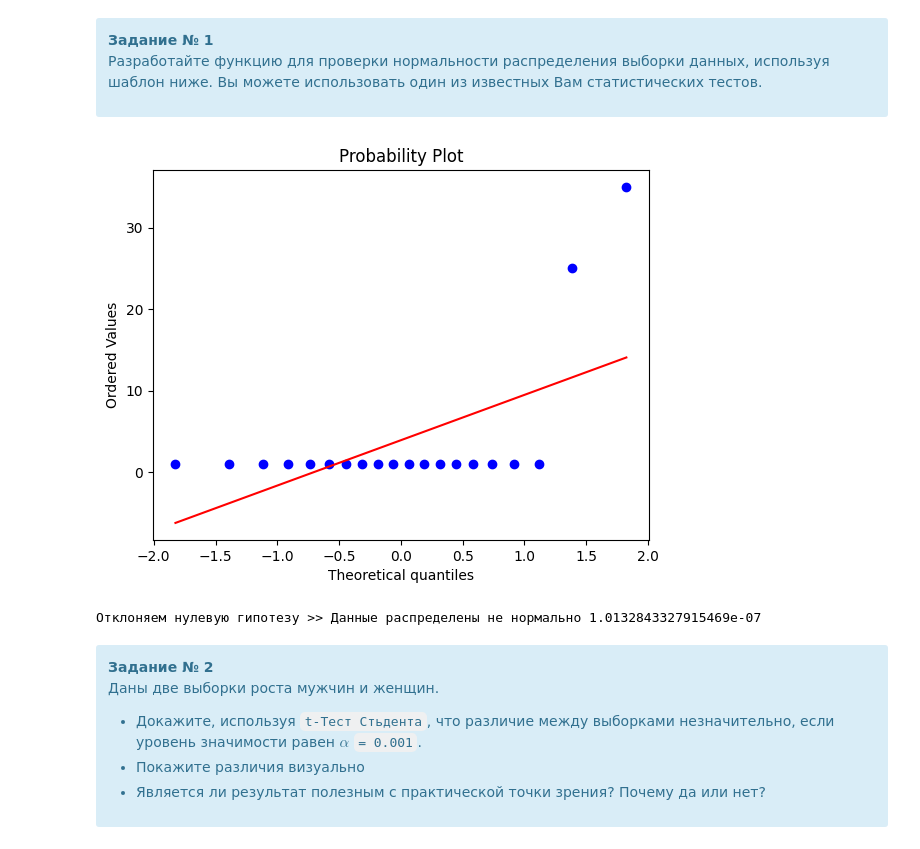
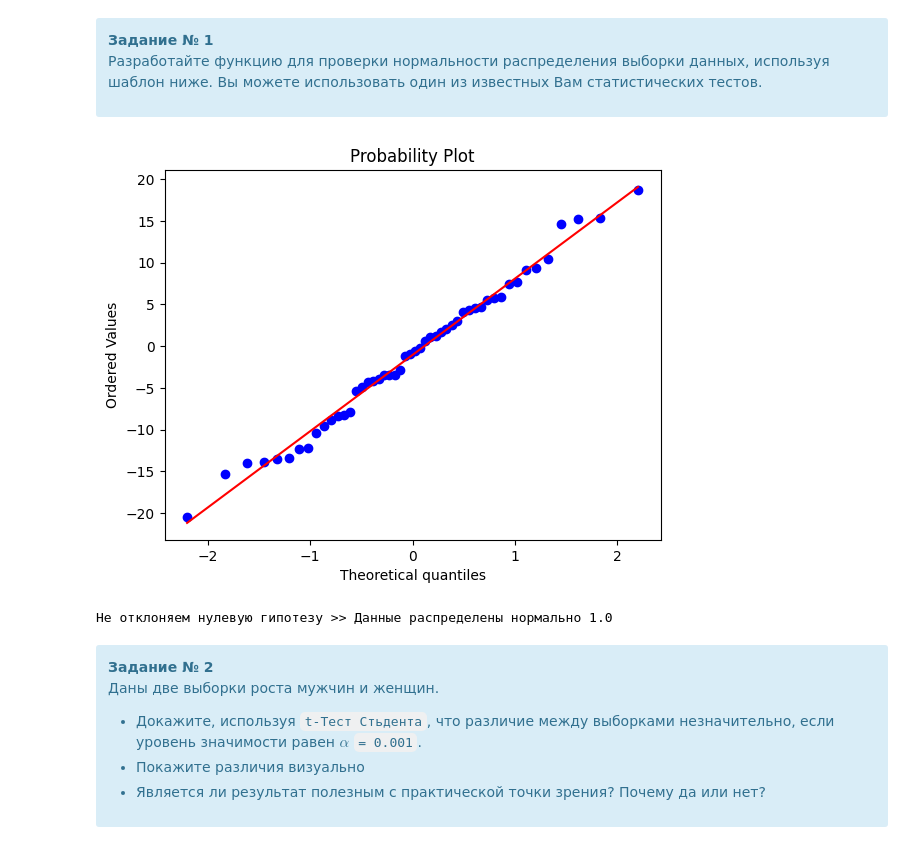
Before and after one commit to archimage-wiz/DS_PythonStat_Hw_Hypotesis, a Jupyter notebook: ДЗ_Проверка_гипотез.ipynb, the cells around one changed output. Cells and saved outputs as stored; diff of their text form; code cells hidden in the pictures.

```diff
--- a/ДЗ_Проверка_гипотез.ipynb
+++ b/ДЗ_Проверка_гипотез.ipynb
@@ -16,22 +16,23 @@ import pylab
 # %%
 def check_normality(data):
     # не понял как это проверять исходя из материалов лекции?
-    stat, pval = st.normaltest(data)
+    # stat, pval = st.normaltest(data)
+    stat, pval = st.chisquare(data)
     st.probplot(data, dist="norm", plot=pylab)
     pylab.show()
 
     if pval < 0.05:
         print("Отклоняем нулевую гипотезу >> Данные распределены не нормально", pval)
     else:
         print("Не отклоняем нулевую гипотезу >> Данные распределены нормально", pval)
 
 
 x = st.norm.rvs(loc=0, scale=10, size=50)
-x = [1, 1, 1, 1, 1, 1, 1, 1, 1, 1, 1, 1, 1, 35, 25, 1, 1, 1, 1, 1]
+# x = [1, 1, 1, 1, 1, 1, 1, 1, 1, 1, 1, 1, 1, 35, 25, 1, 1, 1, 1, 1]
 check_normality(x)
 # %% [output]
-[figure, old version]
+[figure, new version]
-Отклоняем нулевую гипотезу >> Данные распределены не нормально 1.0132843327915469e-07
+Не отклоняем нулевую гипотезу >> Данные распределены нормально 1.0
 # %% [markdown]
 <div class="alert alert-info">
 <b>Задание № 2</b>
```
Also changed, not shown: parts of 22 cells of this notebook, 2 other files.
